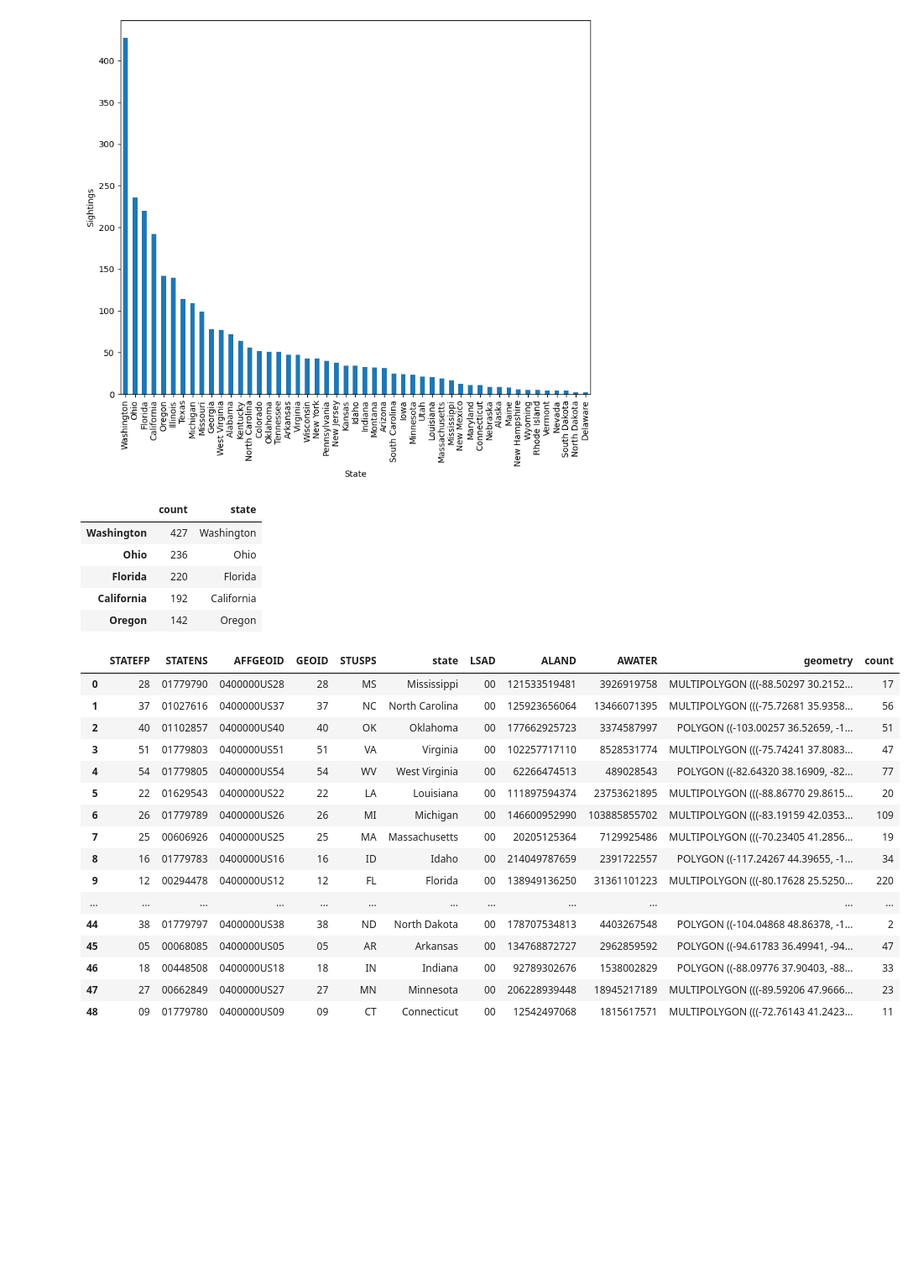
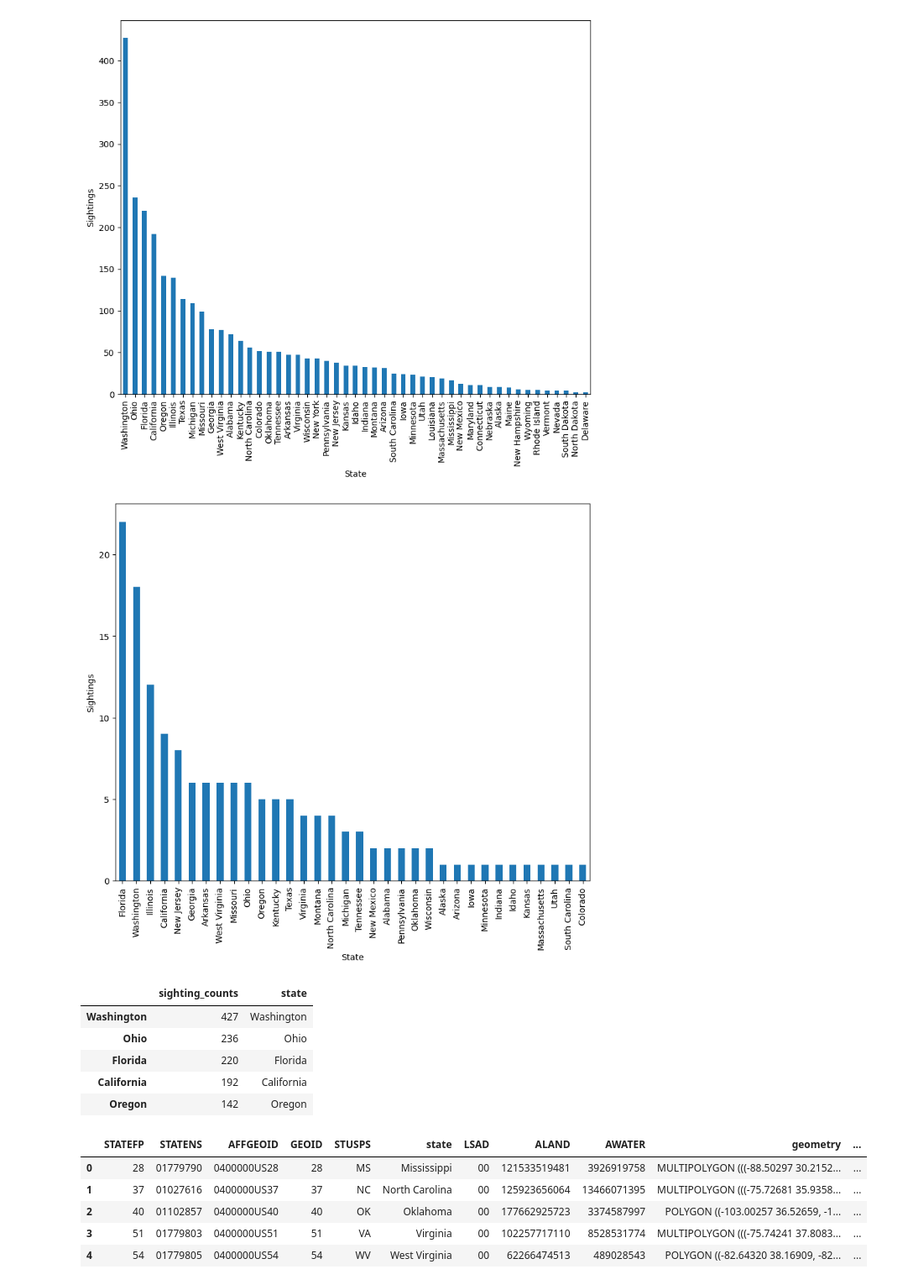
Before and after one commit to Adam-Kertz/Project-1, a Jupyter notebook: timothyrenner-bfro-sightings-data/state_data.ipynb, the cells around one changed output. Shown: that part at 84% size. Cells and saved outputs as stored; diff of their text form; code cells hidden in the pictures; blank space fills up the shorter version.

```diff
--- a/timothyrenner-bfro-sightings-data/state_data.ipynb
+++ b/timothyrenner-bfro-sightings-data/state_data.ipynb
@@ -41,13 +69,3 @@ plt.savefig("../timothyrenner-bfro-sightings-data/state_count.png")
 plt.show()
 # %% [output]
 [figure]
-# %%
-width=0.2
-
-for boolean,sightings_by_state in sightings_by_state.items():
-    p=ax.bar(state_group, sightings_by_state, width,label=boolean)
-    bottom+=weight_count
-ax.set_title("State")
-ax.legend(loc="upper right")
-
-plt.show()
@@ -62,5 +72,32 @@ most_states_sightings
 # %%
-#Where does BigFoot like to spend the Christmas holidays?
+#Bonus: where does big foot like to spend christmas? (a.k.a. December sightings): Florida
+# Convert the 'date' column to datetime format
+bigfoot_clean_df['date'] = pd.to_datetime(bigfoot_clean_df['date'])
+
+# Extract the month
+bigfoot_clean_df['month'] = bigfoot_clean_df['date'].dt.month
+
+# Filter the sightings by the month of december
+december=bigfoot_clean_df[(bigfoot_clean_df['month']==12)]
+
+#Group by state
+state_xmas=december["state"].value_counts()
+state_xmas.head()
+
+# Print the sightings by State
+state_xmas.head()
+
+#Bar graph
+#Create the chart
+xmas_bar_chart=state_xmas.plot(kind='bar',figsize=(10,8))
+xmas_bar_chart.set_xlabel("State")
+xmas_bar_chart.set_ylabel("Sightings")
+
+#save as png
+plt.savefig("../timothyrenner-bfro-sightings-data/xmas_count.png")
+plt.show()
+# %% [output]
+[figure, added]
 # %%
 #Heatmap
 
@@ -71,44 +108,32 @@ state_df['state']=state_df.index
 state_df.reset_index(drop=True)
 state_df.head()
 # %% [output]
-|  | count | state |
+|  | sighting_counts | state |
 | Washington | 427 | Washington |
 | Ohio | 236 | Ohio |
 | Florida | 220 | Florida |
 | California | 192 | California |
 | Oregon | 142 | Oregon |
 # %%
-
 
 #Read shp file containing the geometry
 us_map=gpd.read_file("cb_2018_us_state_500k.shp")
 
 
 #rename state column so it matches the bigfoot df
 map_df=us_map.rename(columns={"NAME":"state"})
 map_df.head()
 
 #Prep data for plotting
 map_and_stats=map_df.merge(state_df,on="state")
-map_and_stats
+map_and_stats.head()
 # %% [output]
-|  | STATEFP | STATENS | AFFGEOID | GEOID | STUSPS | state | LSAD | ALAND | AWATER | geometry | count |
-| 0 | 28 | 01779790 | 0400000US28 | 28 | MS | Mississippi | 00 | 121533519481 | 3926919758 | MULTIPOLYGON (((-88.50297 30.2152... | 17 |
-| 1 | 37 | 01027616 | 0400000US37 | 37 | NC | North Carolina | 00 | 125923656064 | 13466071395 | MULTIPOLYGON (((-75.72681 35.9358... | 56 |
-| 2 | 40 | 01102857 | 0400000US40 | 40 | OK | Oklahoma | 00 | 177662925723 | 3374587997 | POLYGON ((-103.00257 36.52659, -1... | 51 |
-| 3 | 51 | 01779803 | 0400000US51 | 51 | VA | Virginia | 00 | 102257717110 | 8528531774 | MULTIPOLYGON (((-75.74241 37.8083... | 47 |
-| 4 | 54 | 01779805 | 0400000US54 | 54 | WV | West Virginia | 00 | 62266474513 | 489028543 | POLYGON ((-82.64320 38.16909, -82... | 77 |
-| 5 | 22 | 01629543 | 0400000US22 | 22 | LA | Louisiana | 00 | 111897594374 | 23753621895 | MULTIPOLYGON (((-88.86770 29.8615... | 20 |
-| 6 | 26 | 01779789 | 0400000US26 | 26 | MI | Michigan | 00 | 146600952990 | 103885855702 | MULTIPOLYGON (((-83.19159 42.0353... | 109 |
-| 7 | 25 | 00606926 | 0400000US25 | 25 | MA | Massachusetts | 00 | 20205125364 | 7129925486 | MULTIPOLYGON (((-70.23405 41.2856... | 19 |
-| 8 | 16 | 01779783 | 0400000US16 | 16 | ID | Idaho | 00 | 214049787659 | 2391722557 | POLYGON ((-117.24267 44.39655, -1... | 34 |
-| 9 | 12 | 00294478 | 0400000US12 | 12 | FL | Florida | 00 | 138949136250 | 31361101223 | MULTIPOLYGON (((-80.17628 25.5250... | 220 |
-| ... | ... | ... | ... | ... | ... | ... | ... | ... | ... | ... | ... |
-| 44 | 38 | 01779797 | 0400000US38 | 38 | ND | North Dakota | 00 | 178707534813 | 4403267548 | POLYGON ((-104.04868 48.86378, -1... | 2 |
-| 45 | 05 | 00068085 | 0400000US05 | 05 | AR | Arkansas | 00 | 134768872727 | 2962859592 | POLYGON ((-94.61783 36.49941, -94... | 47 |
-| 46 | 18 | 00448508 | 0400000US18 | 18 | IN | Indiana | 00 | 92789302676 | 1538002829 | POLYGON ((-88.09776 37.90403, -88... | 33 |
-| 47 | 27 | 00662849 | 0400000US27 | 27 | MN | Minnesota | 00 | 206228939448 | 18945217189 | MULTIPOLYGON (((-89.59206 47.9666... | 23 |
-| 48 | 09 | 01779780 | 0400000US09 | 09 | CT | Connecticut | 00 | 12542497068 | 1815617571 | MULTIPOLYGON (((-72.76143 41.2423... | 11 |
+|  | STATEFP | STATENS | AFFGEOID | GEOID | STUSPS | state | LSAD | ALAND | AWATER | geometry | ... |
+| 0 | 28 | 01779790 | 0400000US28 | 28 | MS | Mississippi | 00 | 121533519481 | 3926919758 | MULTIPOLYGON (((-88.50297 30.2152... | ... |
+| 1 | 37 | 01027616 | 0400000US37 | 37 | NC | North Carolina | 00 | 125923656064 | 13466071395 | MULTIPOLYGON (((-75.72681 35.9358... | ... |
+| 2 | 40 | 01102857 | 0400000US40 | 40 | OK | Oklahoma | 00 | 177662925723 | 3374587997 | POLYGON ((-103.00257 36.52659, -1... | ... |
+| 3 | 51 | 01779803 | 0400000US51 | 51 | VA | Virginia | 00 | 102257717110 | 8528531774 | MULTIPOLYGON (((-75.74241 37.8083... | ... |
+| 4 | 54 | 01779805 | 0400000US54 | 54 | WV | West Virginia | 00 | 62266474513 | 489028543 | POLYGON ((-82.64320 38.16909, -82... | ... |
 # %%
 #Formatting
 fig, ax = plt.subplots(1, figsize=(20,20))
```
Also changed, not shown: parts of 6 cells of this notebook, 3 other files.
